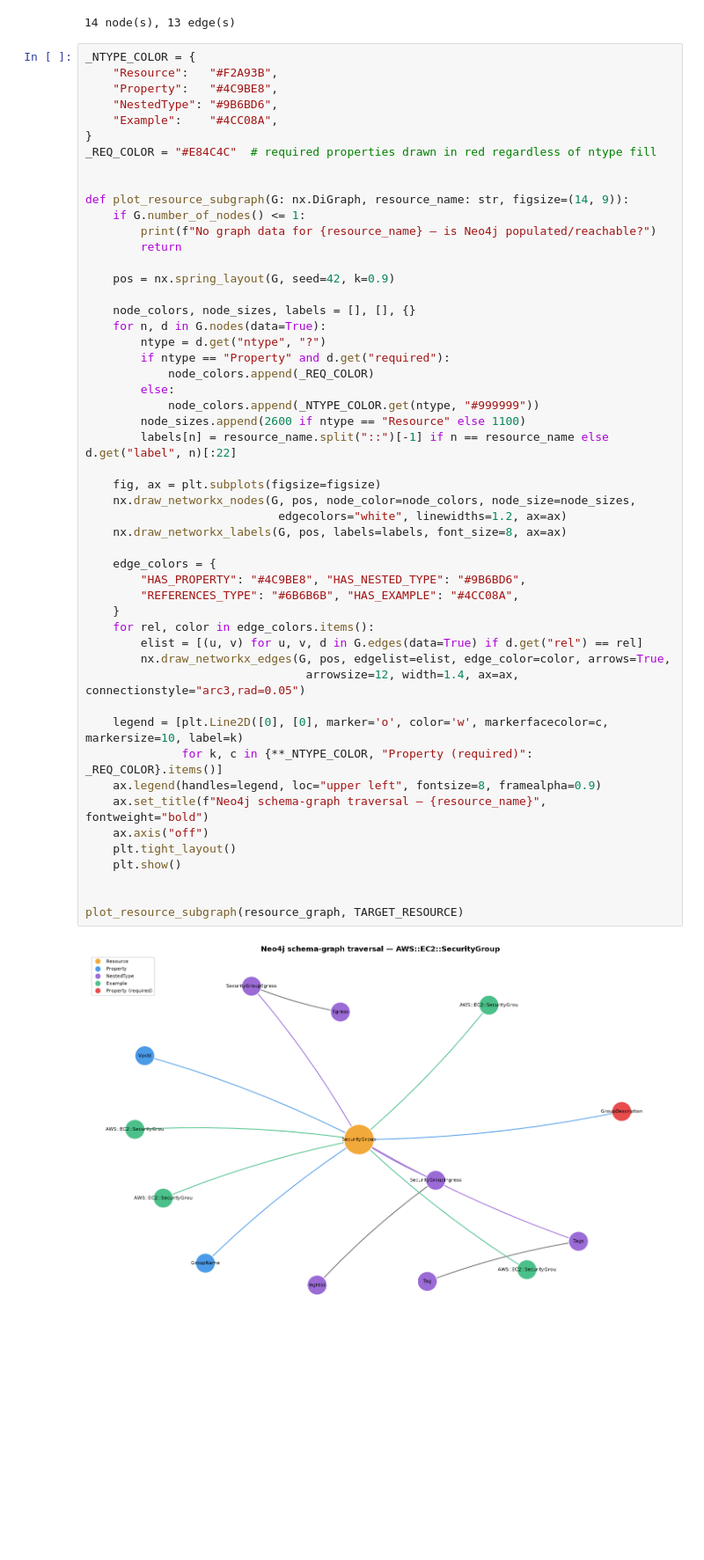
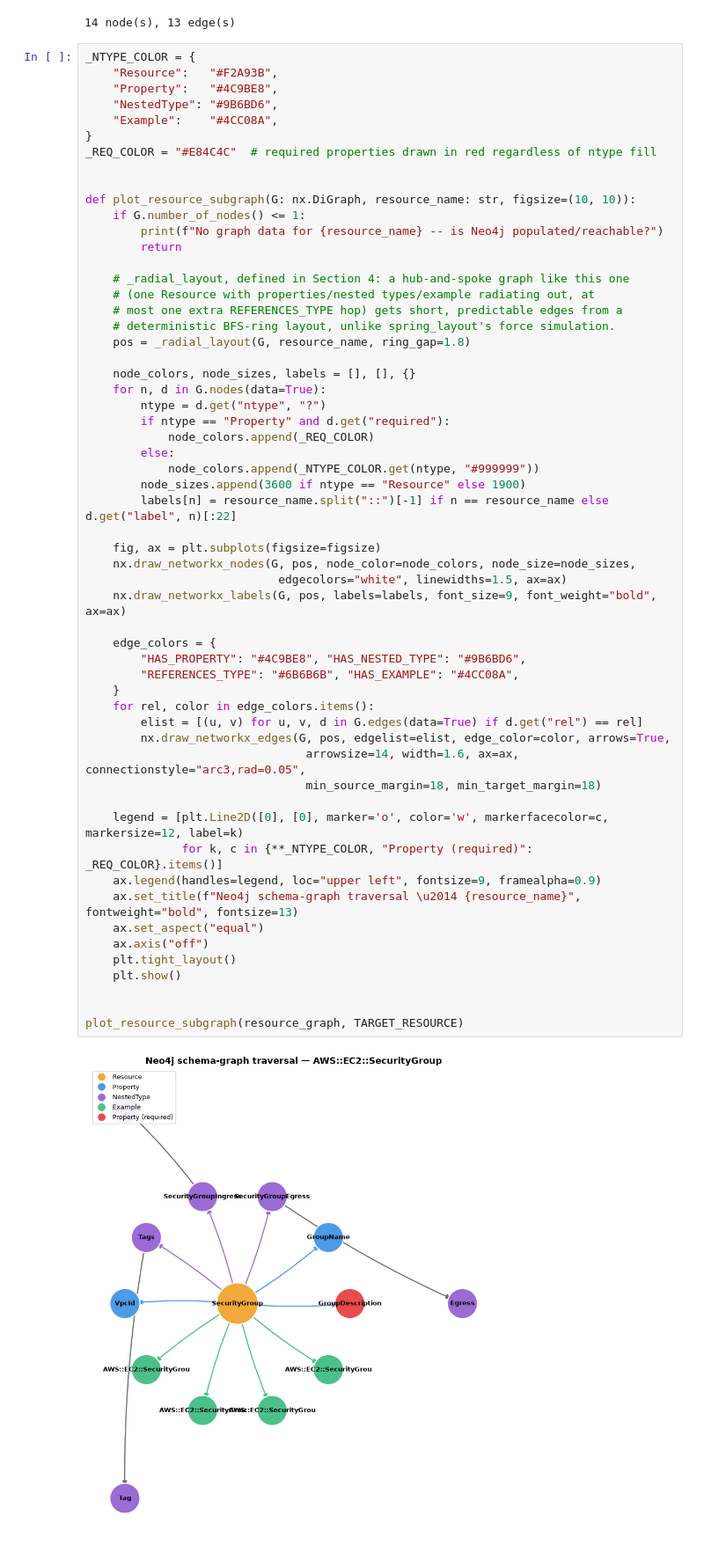
Before and after one commit to iksena/iac-god, a Jupyter notebook: retriever_rag_simulation.ipynb, the cells around one changed output. Shown at 88% size. Drawn from its saved outputs; the diff is of its cells as text; blank space fills up the shorter version.

Commit message:
adjust rag simulation

```diff
--- a/retriever_rag_simulation.ipynb
+++ b/retriever_rag_simulation.ipynb
@@ -995,46 +1209,52 @@ _NTYPE_COLOR = {
 _REQ_COLOR = "#E84C4C"  # required properties drawn in red regardless of ntype fill
 
 
-def plot_resource_subgraph(G: nx.DiGraph, resource_name: str, figsize=(14, 9)):
+def plot_resource_subgraph(G: nx.DiGraph, resource_name: str, figsize=(10, 10)):
     if G.number_of_nodes() <= 1:
-        print(f"No graph data for {resource_name} — is Neo4j populated/reachable?")
+        print(f"No graph data for {resource_name} -- is Neo4j populated/reachable?")
         return
 
-    pos = nx.spring_layout(G, seed=42, k=0.9)
+    # _radial_layout, defined in Section 4: a hub-and-spoke graph like this one
+    # (one Resource with properties/nested types/example radiating out, at
+    # most one extra REFERENCES_TYPE hop) gets short, predictable edges from a
+    # deterministic BFS-ring layout, unlike spring_layout's force simulation.
+    pos = _radial_layout(G, resource_name, ring_gap=1.8)
 
     node_colors, node_sizes, labels = [], [], {}
     for n, d in G.nodes(data=True):
         ntype = d.get("ntype", "?")
         if ntype == "Property" and d.get("required"):
             node_colors.append(_REQ_COLOR)
         else:
             node_colors.append(_NTYPE_COLOR.get(ntype, "#999999"))
-        node_sizes.append(2600 if ntype == "Resource" else 1100)
+        node_sizes.append(3600 if ntype == "Resource" else 1900)
         labels[n] = resource_name.split("::")[-1] if n == resource_name else d.get("label", n)[:22]
 
     fig, ax = plt.subplots(figsize=figsize)
     nx.draw_networkx_nodes(G, pos, node_color=node_colors, node_size=node_sizes,
-                            edgecolors="white", linewidths=1.2, ax=ax)
-    nx.draw_networkx_labels(G, pos, labels=labels, font_size=8, ax=ax)
+                            edgecolors="white", linewidths=1.5, ax=ax)
+    nx.draw_networkx_labels(G, pos, labels=labels, font_size=9, font_weight="bold", ax=ax)
 
     edge_colors = {
         "HAS_PROPERTY": "#4C9BE8", "HAS_NESTED_TYPE": "#9B6BD6",
         "REFERENCES_TYPE": "#6B6B6B", "HAS_EXAMPLE": "#4CC08A",
     }
     for rel, color in edge_colors.items():
         elist = [(u, v) for u, v, d in G.edges(data=True) if d.get("rel") == rel]
         nx.draw_networkx_edges(G, pos, edgelist=elist, edge_color=color, arrows=True,
-                                arrowsize=12, width=1.4, ax=ax, connectionstyle="arc3,rad=0.05")
+                                arrowsize=14, width=1.6, ax=ax, connectionstyle="arc3,rad=0.05",
+                                min_source_margin=18, min_target_margin=18)
 
-    legend = [plt.Line2D([0], [0], marker='o', color='w', markerfacecolor=c, markersize=10, label=k)
+    legend = [plt.Line2D([0], [0], marker='o', color='w', markerfacecolor=c, markersize=12, label=k)
               for k, c in {**_NTYPE_COLOR, "Property (required)": _REQ_COLOR}.items()]
-    ax.legend(handles=legend, loc="upper left", fontsize=8, framealpha=0.9)
-    ax.set_title(f"Neo4j schema-graph traversal — {resource_name}", fontweight="bold")
+    ax.legend(handles=legend, loc="upper left", fontsize=9, framealpha=0.9)
+    ax.set_title(f"Neo4j schema-graph traversal \u2014 {resource_name}", fontweight="bold", fontsize=13)
+    ax.set_aspect("equal")
     ax.axis("off")
     plt.tight_layout()
     plt.show()
 
 
 plot_resource_subgraph(resource_graph, TARGET_RESOURCE)
 # %% [output]
-[figure, old version]
+[figure, new version]
```
Also changed, not shown: parts of 18 cells of this notebook, 2 other files.
